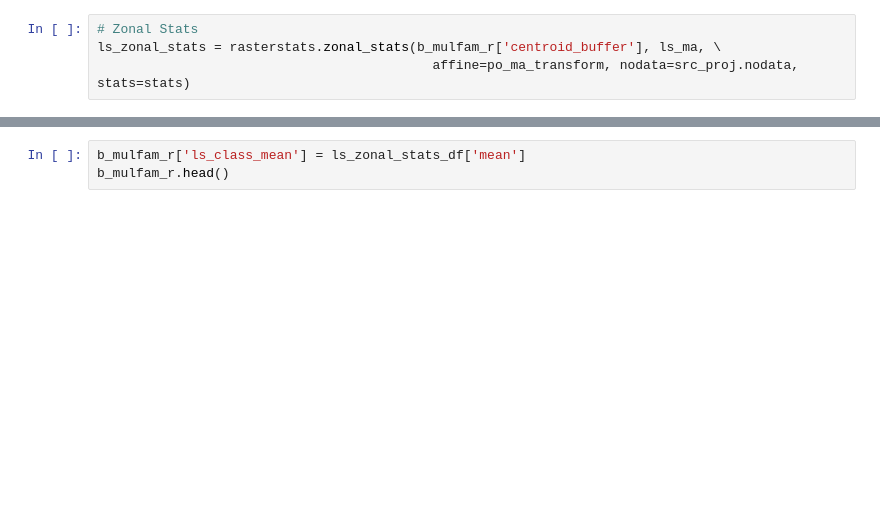
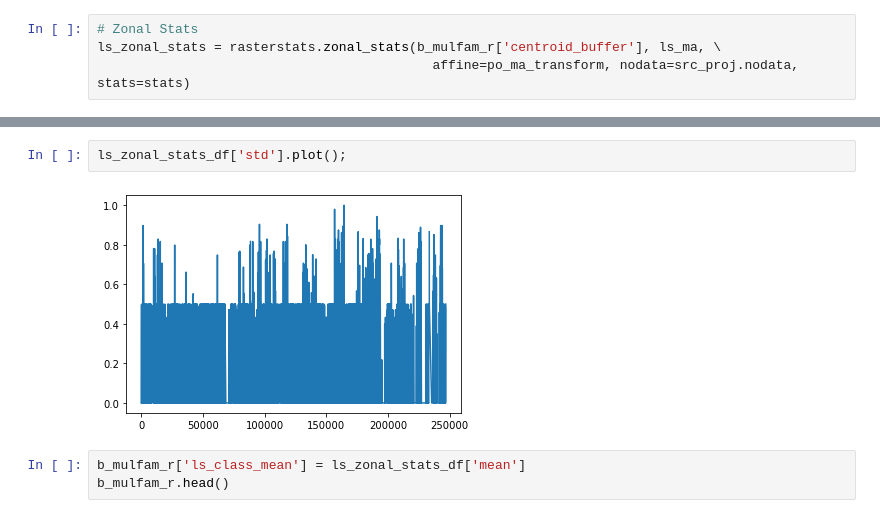
Before and after one commit to UW-GDA/landslide_exposure_portland, a Jupyter notebook: final_project.ipynb, the cells around one changed output, grey strips where cells are left out. Drawn from its saved outputs; the diff is of its cells as text; blank space fills up the shorter version.

```diff
--- a/final_project.ipynb
+++ b/final_project.ipynb
@@ -591,3 +616,7 @@ ls_zonal_stats_df['median'].plot();
+# %%
+ls_zonal_stats_df['std'].plot();
+# %% [output]
+[figure, added]
 # %%
 b_mulfam_r['ls_class_mean'] = ls_zonal_stats_df['mean']
 b_mulfam_r.head()
```
Also changed, not shown: parts of 81 cells of this notebook.
